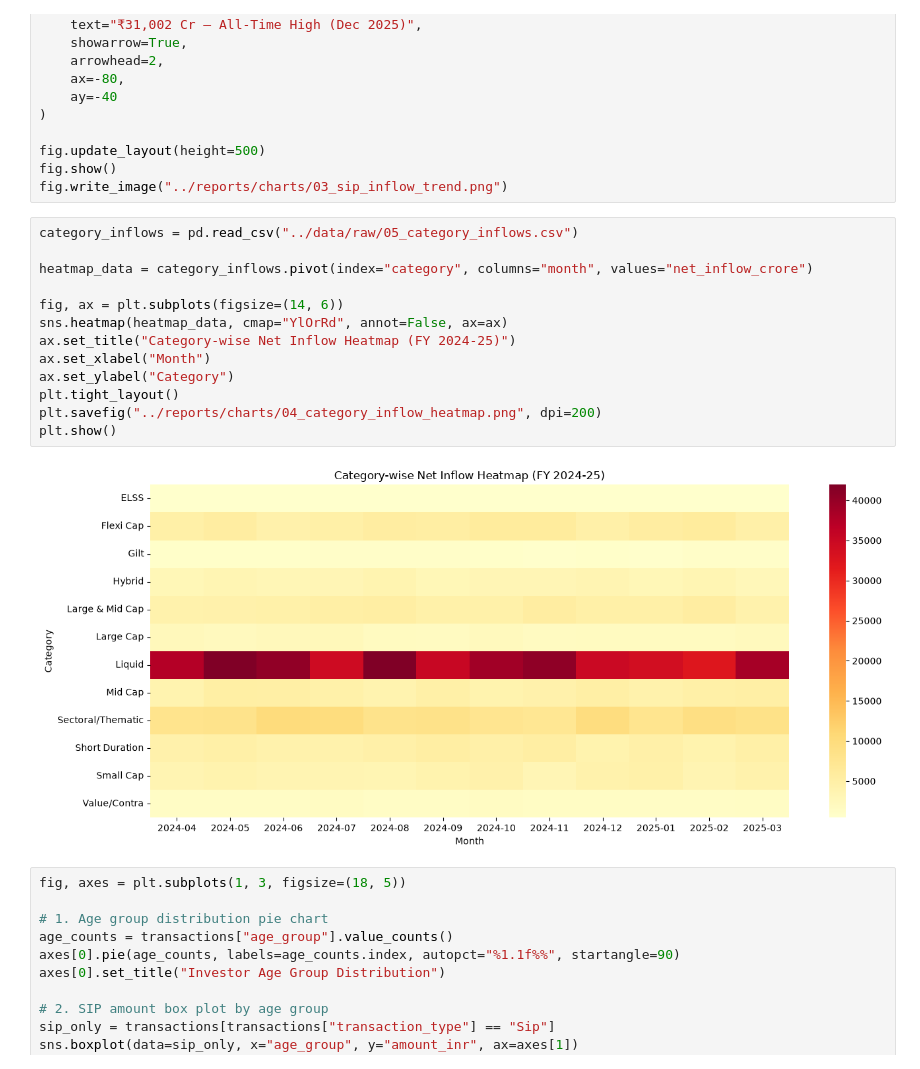
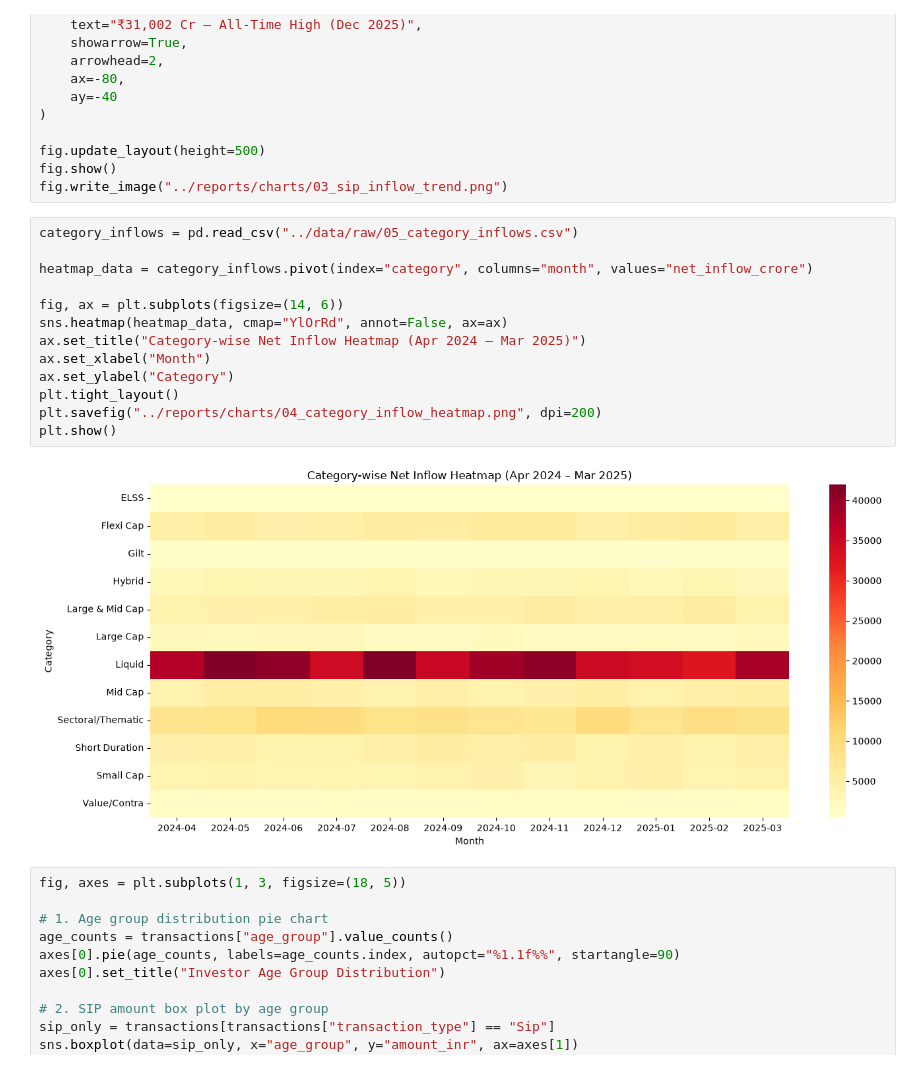
Before and after one commit to Devendragautam/bluestock-mf-capstone, a Jupyter notebook: notebooks/03_eda_analysis.ipynb, the cells around one changed output. Drawn from its saved outputs; the diff is of its cells as text.

```diff
--- a/notebooks/03_eda_analysis.ipynb
+++ b/notebooks/03_eda_analysis.ipynb
@@ -97,18 +101,18 @@ fig.write_image("../reports/charts/03_sip_inflow_trend.png")
 # %%
 category_inflows = pd.read_csv("../data/raw/05_category_inflows.csv")
 
 heatmap_data = category_inflows.pivot(index="category", columns="month", values="net_inflow_crore")
 
 fig, ax = plt.subplots(figsize=(14, 6))
 sns.heatmap(heatmap_data, cmap="YlOrRd", annot=False, ax=ax)
-ax.set_title("Category-wise Net Inflow Heatmap (FY 2024-25)")
+ax.set_title("Category-wise Net Inflow Heatmap (Apr 2024 – Mar 2025)")
 ax.set_xlabel("Month")
 ax.set_ylabel("Category")
 plt.tight_layout()
 plt.savefig("../reports/charts/04_category_inflow_heatmap.png", dpi=200)
 plt.show()
 # %% [output]
-[figure, old version]
+[figure, new version]
 # %%
 fig, axes = plt.subplots(1, 3, figsize=(18, 5))
 
```
Also changed, not shown: parts of 24 cells of this notebook, 11 other files.
